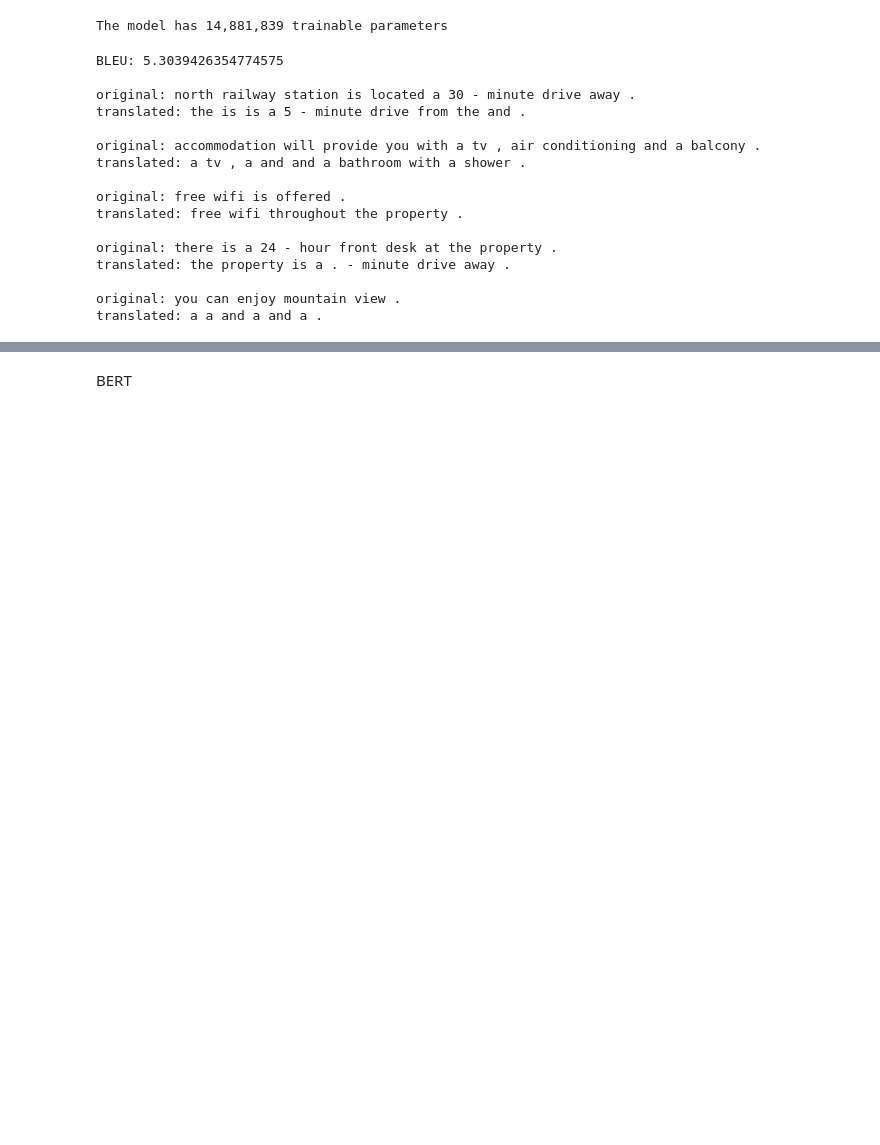
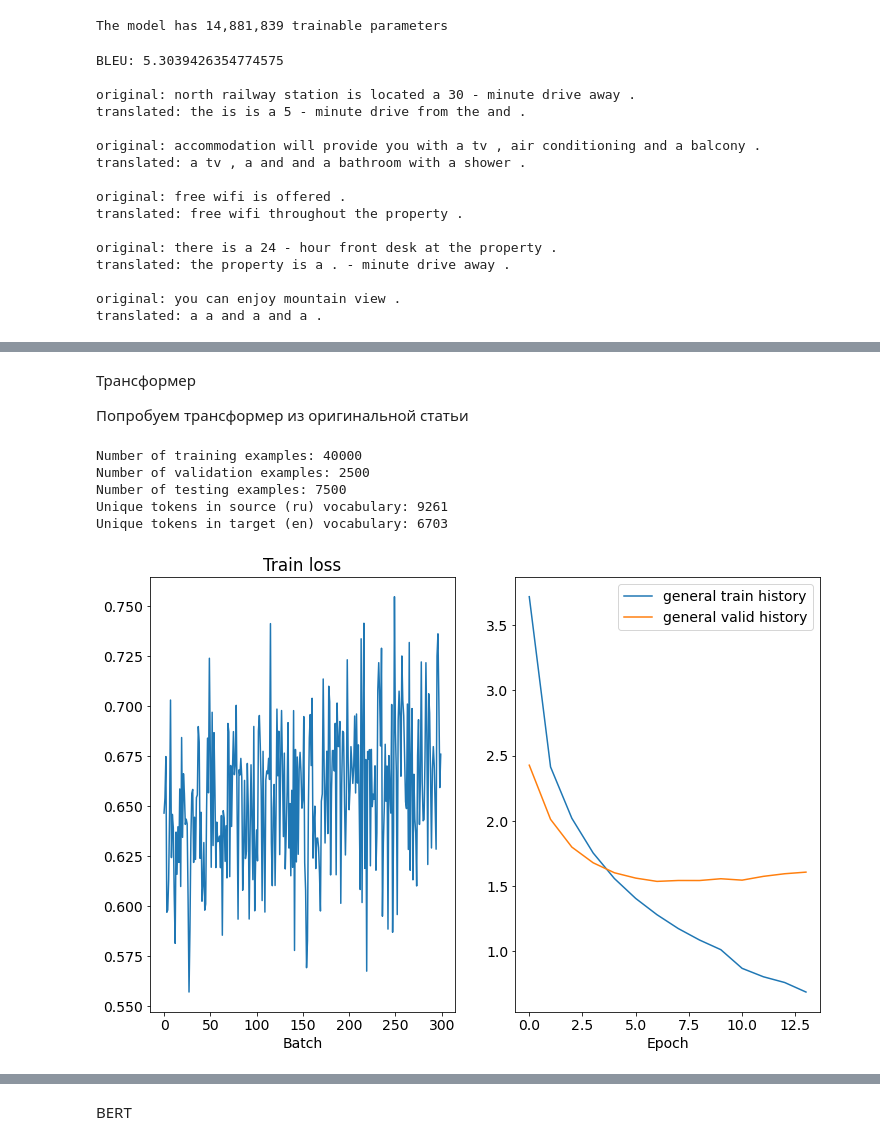
Before and after one commit to Makesomenotes/made_nlp_2022_v2, a Jupyter notebook: nlp/homeworks/lab02_neural_machine_translation/lab_experiements.ipynb, the cells around one changed output, grey strips where cells are left out. Drawn from its saved outputs; the diff is of its cells as text; code cells hidden in the pictures; blank space fills up the shorter version.

```diff
--- a/nlp/homeworks/lab02_neural_machine_translation/lab_experiements.ipynb
+++ b/nlp/homeworks/lab02_neural_machine_translation/lab_experiements.ipynb
@@ -137,0 +161,4 @@ Seq2Seq(
+# %% [markdown]
+Трансформер
+
+Попробуем трансформер из оригинальной статьи
@@ -137,0 +169,13 @@ Seq2Seq(
+# %%
+train_data, valid_data, test_data, SRC, TRG = preprocess_data.process_dataset(path_do_data, bf=True)
+# %% [output]
+Number of training examples: 40000
+Number of validation examples: 2500
+Number of testing examples: 7500
+Unique tokens in source (ru) vocabulary: 9261
+Unique tokens in target (en) vocabulary: 6703
+# %%
+transformer_model, test_iterator = train_process.train_transformer(train_data, valid_data, test_data, SRC, TRG,
+                                           transformer, 'transformer_15_epoch_4heads', batch_size=128, n_epochs=15)
+# %% [output]
+[figure, added]
```
Also changed, not shown: parts of 13 cells of this notebook.
